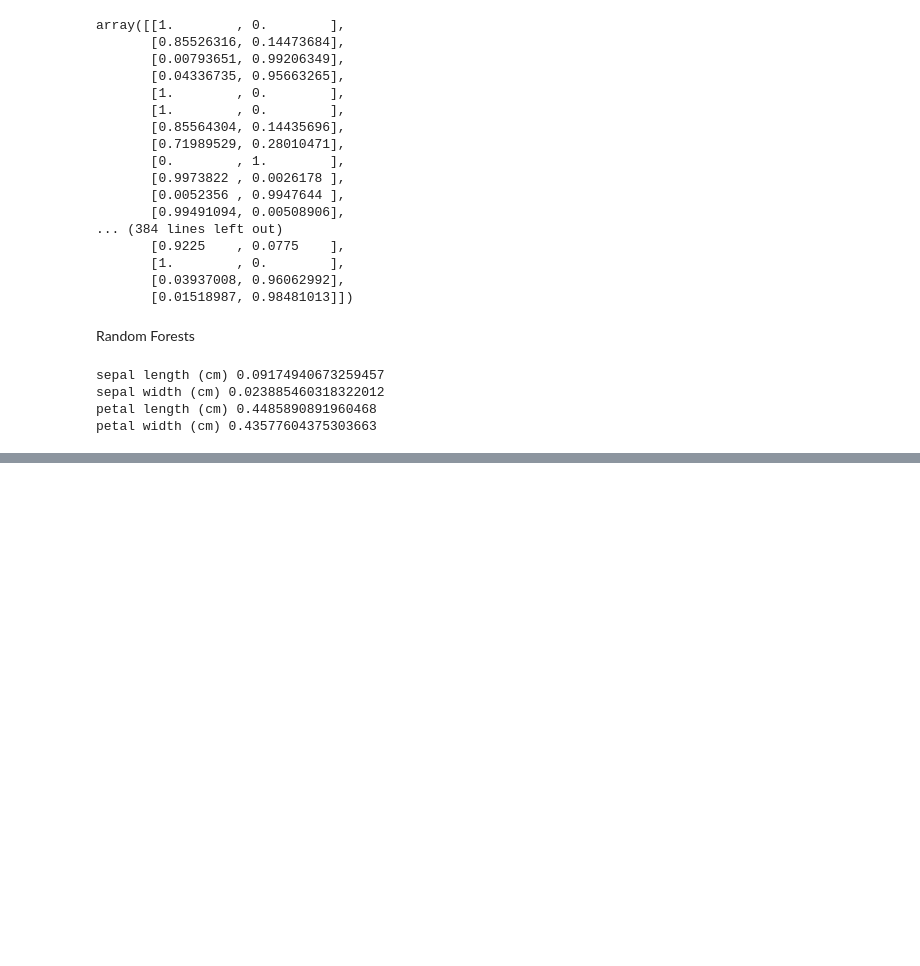
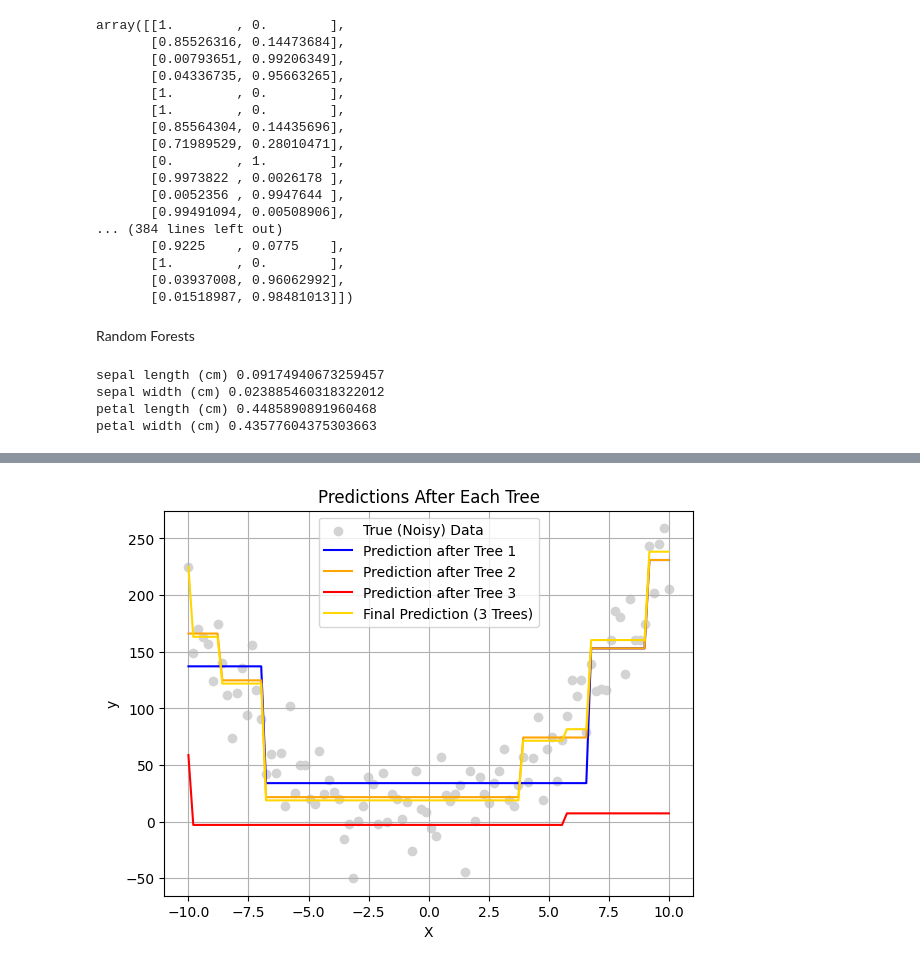
Before and after one commit to raphael-ph/study, a Jupyter notebook: hands_on_machine_learning/experiments/chapter_7.ipynb, the cells around one changed output, grey strips where cells are left out. Saved outputs shown, nothing was run; the diff lists cells and outputs as text; code cells hidden in the pictures; blank space fills up the shorter version.

```diff
--- a/hands_on_machine_learning/experiments/chapter_7.ipynb
+++ b/hands_on_machine_learning/experiments/chapter_7.ipynb
@@ -166,0 +198,40 @@ petal width (cm) 0.43577604375303663
+# %%
+from sklearn.tree import DecisionTreeRegressor
+import matplotlib.pyplot as plt
+
+tree_reg1 = DecisionTreeRegressor(max_depth=2)
+tree_reg1.fit(X_reshaped, y)
+pred1 = tree_reg1.predict(X_reshaped)
+
+# now, we train a second regressor on the residual errors made by the first one
+y2 = y - pred1
+
+tree_reg2 = DecisionTreeRegressor(max_depth=2)
+tree_reg2.fit(X_reshaped, y2)
+pred2 = tree_reg2.predict(X_reshaped)
+
+# finally, we train a final regresor on the residual errors made by the second regressor
+y3 = y2 - pred2
+
+tree_reg3 = DecisionTreeRegressor(max_depth=2)
+tree_reg3.fit(X_reshaped, y3)
+pred3 = tree_reg3.predict(X_reshaped)
+
+# make the final prediction
+final_pred = sum(tree.predict(X_reshaped) for tree in (tree_reg1, tree_reg2, tree_reg3))
+# %%
+# plot predictions
+plt.figure(figsize=(15,5))
+plt.subplot(1, 2, 1)
+plt.scatter(X, y, color="lightgray", label="True (Noisy) Data")
+plt.plot(X, pred1, label="Prediction after Tree 1", color='blue')
+plt.plot(X, pred1 + pred2, label="Prediction after Tree 2", color='orange')
+plt.plot(X, pred3, label="Prediction after Tree 3", color='red')
+plt.plot(X, final_pred, label="Final Prediction (3 Trees)", color='gold')
+plt.title("Predictions After Each Tree")
+plt.xlabel("X")
+plt.ylabel("y")
+plt.legend()
+plt.grid(True)
+# %% [output]
+[figure, added]
```
Also changed, not shown: parts of 7 cells of this notebook.
